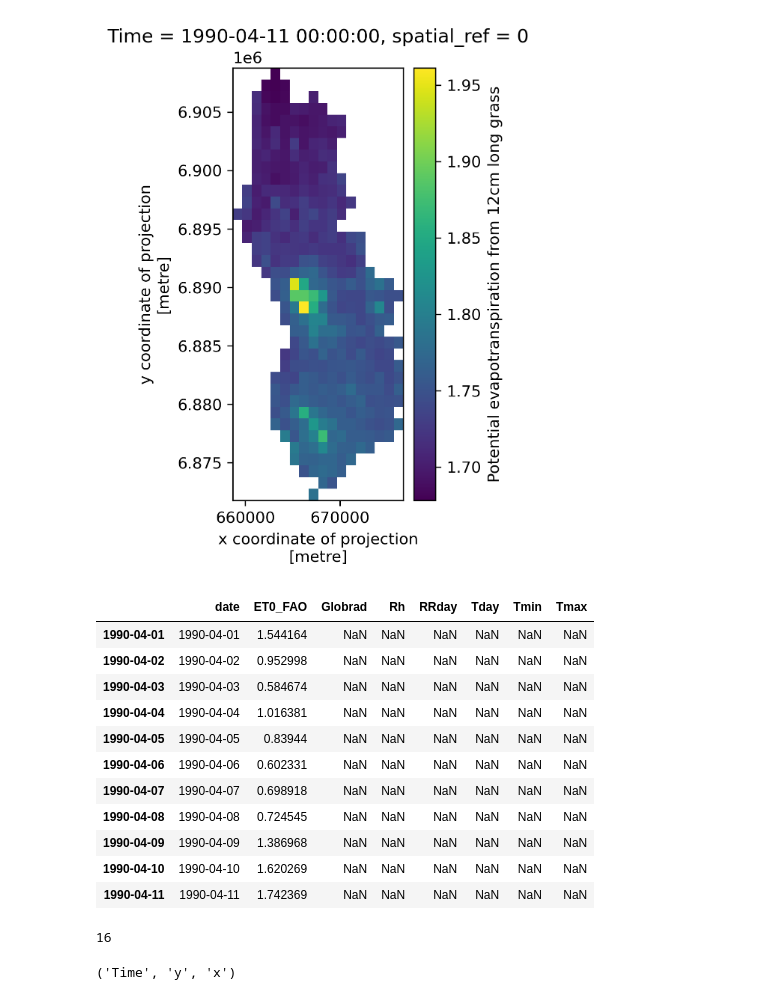
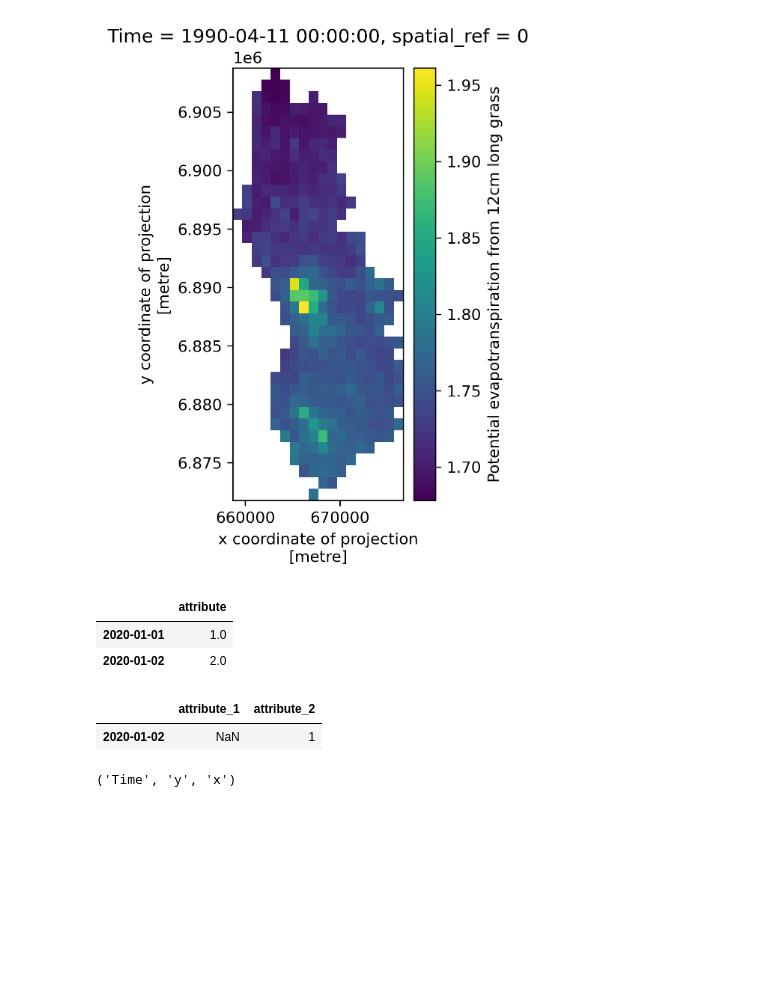
Before and after one commit to iiroseppa/CAMELS-FI, a Jupyter notebook: data/climate_extractor.ipynb, the cells around one changed output. Drawn from its saved outputs; the diff is of its cells as text; code cells hidden in the pictures; blank space fills up the shorter version.

```diff
--- a/data/climate_extractor.ipynb
+++ b/data/climate_extractor.ipynb
@@ -16,3 +18,3 @@ plt.rcParams['figure.dpi'] = 300
 # %%
-vector_watershed_path = "/home/iiro/Documents/DIWA/data/hydrology_iiro/watersheds.gpkg"
-watersheds = geopd.read_file(vector_watershed_path, layer='watersheds')
+vector_watershed_path = "/home/iiro/Documents/DIWA/data/CAMELS-FI catchments/CAMELS-FI_catchments.gpkg"
+watersheds = geopd.read_file(vector_watershed_path, layer='v1')
@@ -19,3 +29,19 @@ watersheds = geopd.read_file(vector_watershed_path, layer='watersheds')
+# %%
+def catchment_mean(args):
+    data_array, watershed, time = args
+    one_day_data = data_array.sel({'Time':time})
+
+    # Calculating the average of the attribute for the whole catchment
+    clipped = one_day_data.rio.clip(watershed.geometry.values, crs=watershed.crs)
+    average = clipped.mean().item()
+    average = round(average, 2)
+    # Failsafe for catchments smaller than the pixel size
+    if average is np.nan:
+        clipped = data_array.rio.clip(watershed.geometry.values, crs=watershed.crs, all_touched=True)
+        average = clipped.mean().item()
+
+
+    return average
 # %%
 root = "/media/iiro/T9/finland_climate/fmi_grid_download"
 
@@ -104,24 +137,28 @@ qm = one_day_data.rio.clip(watershed.geometry.values, crs=watershed.crs).plot(as
 1.7423689365386963
 [figure]
 # %%
-weather
+dirs = ['RRday', 'ET0_FAO', 'Tday',
+        'Tgmin', 'Tmin', 'Tmax',
+        'Rh', 'Globrad']
+# Converting from FMI namespace to CAMELS
+attributes = {'Rh' : 'humidity' ,'ET0_FAO': 'pet', 'Tday': 'temperature_mean',
+              'Tmin': 'temperature_min', 'Tgmin': 'temperature_gmin', 'Tmax': 'temperature_max',
+              'RRday': 'precipitation', 'Globrad': 'radiation_global'}
+
+weather_test = pd.DataFrame(index=pd.to_datetime([]))
+time_list = ["2020-01-01", "2020-01-02"]
+attributes = [1,2]
+for attribute, time in list(zip(attributes, time_list)):
+    weather_test.loc[time,  'attribute'] = attribute
+weather_test
 # %% [output]
-|  | date | ET0_FAO | Globrad | Rh | RRday | Tday | Tmin | Tmax |
-| 1990-04-01 | 1990-04-01 | 1.544164 | NaN | NaN | NaN | NaN | NaN | NaN |
-| 1990-04-02 | 1990-04-02 | 0.952998 | NaN | NaN | NaN | NaN | NaN | NaN |
-| 1990-04-03 | 1990-04-03 | 0.584674 | NaN | NaN | NaN | NaN | NaN | NaN |
-| 1990-04-04 | 1990-04-04 | 1.016381 | NaN | NaN | NaN | NaN | NaN | NaN |
-| 1990-04-05 | 1990-04-05 | 0.83944 | NaN | NaN | NaN | NaN | NaN | NaN |
-| 1990-04-06 | 1990-04-06 | 0.602331 | NaN | NaN | NaN | NaN | NaN | NaN |
-| 1990-04-07 | 1990-04-07 | 0.698918 | NaN | NaN | NaN | NaN | NaN | NaN |
-| 1990-04-08 | 1990-04-08 | 0.724545 | NaN | NaN | NaN | NaN | NaN | NaN |
-| 1990-04-09 | 1990-04-09 | 1.386968 | NaN | NaN | NaN | NaN | NaN | NaN |
-| 1990-04-10 | 1990-04-10 | 1.620269 | NaN | NaN | NaN | NaN | NaN | NaN |
-| 1990-04-11 | 1990-04-11 | 1.742369 | NaN | NaN | NaN | NaN | NaN | NaN |
+|  | attribute |
+| 2020-01-01 | 1.0 |
+| 2020-01-02 | 2.0 |
 # %%
-len('temperature_gmin')
 # %% [output]
-16
+|  | attribute_1 | attribute_2 |
+| 2020-01-02 | NaN | 1 |
 # %%
 data_array.dims
 # %% [output]
```
Also changed, not shown: parts of 5 cells of this notebook, 5 other files.
